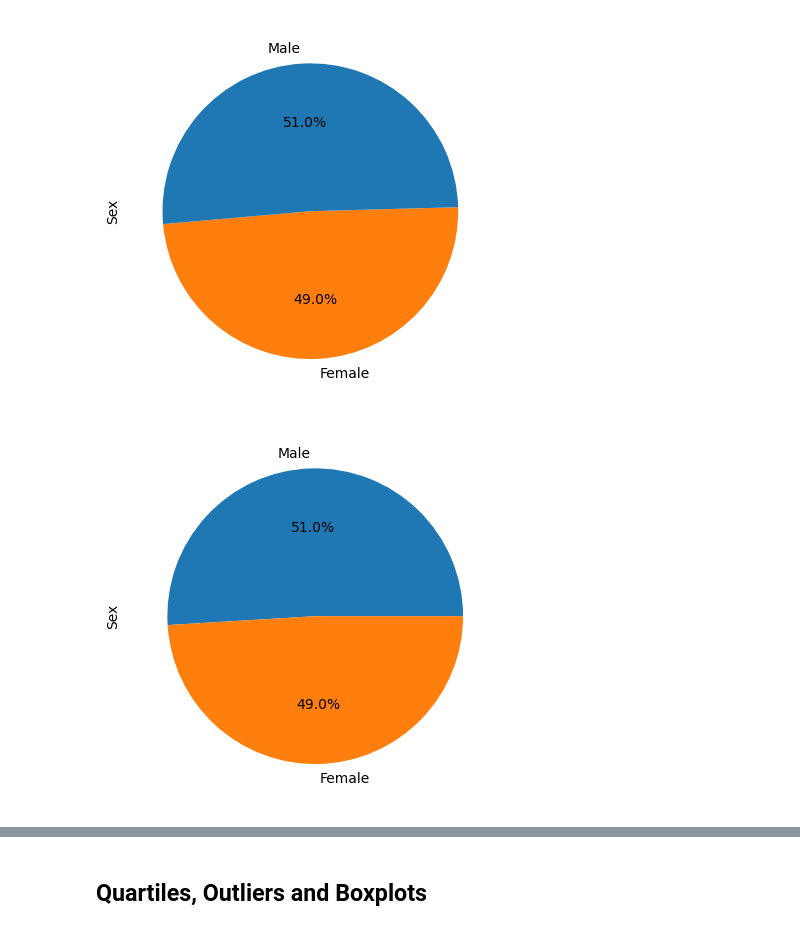
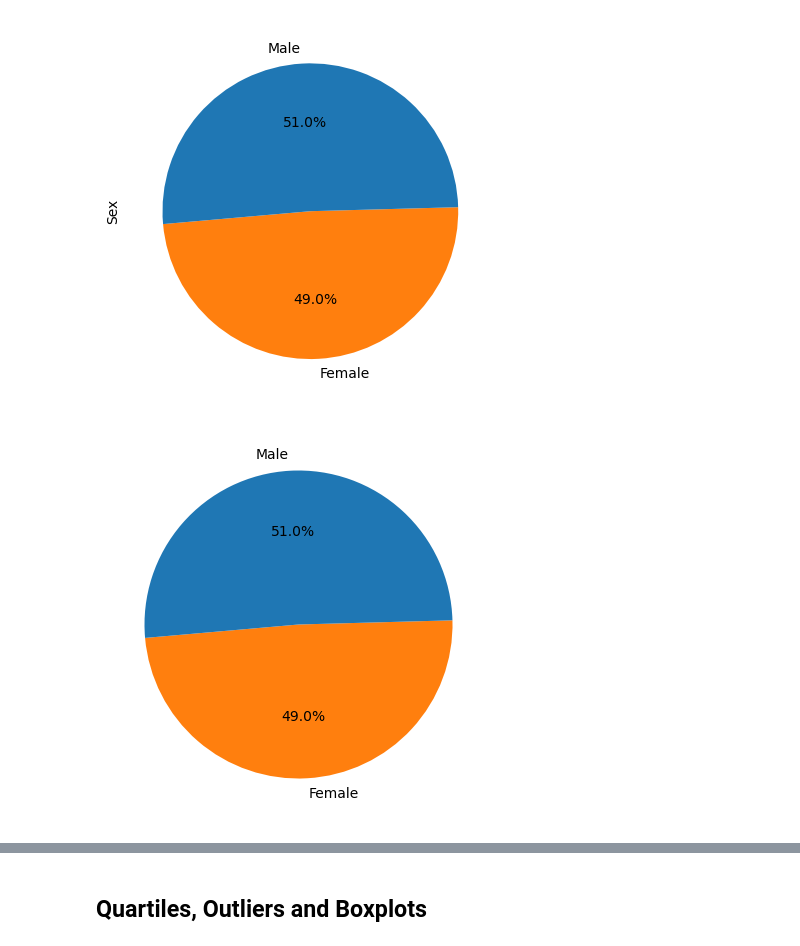
Before and after one commit to 4a6166/pymaceuticals, a Jupyter notebook: pymaceuticals.ipynb, the cells around one changed output, grey strips where cells are left out. Drawn from its saved outputs; the diff is of its cells as text; code cells hidden in the pictures.

```diff
--- a/pymaceuticals.ipynb
+++ b/pymaceuticals.ipynb
@@ -199,5 +193,9 @@ cxs_plot = count_by_sex.plot(kind="pie", autopct="%1.1f%%", startangle=185, colo
 [figure]
 # %%
 # Generate a pie plot showing the distribution of female versus male mice using pyplot
+fig1, ax1 = plt.subplots(figsize = [6,5])
+ax1.pie(count_by_sex, labels=count_by_sex.index,
+        autopct="%1.1f%%", colors=["#ff7f0e","#1f77b4"], startangle=185)
+plt.show()
 # %% [output]
-[figure, old version]
+[figure, new version]
```
Also changed, not shown: parts of 14 cells of this notebook.
